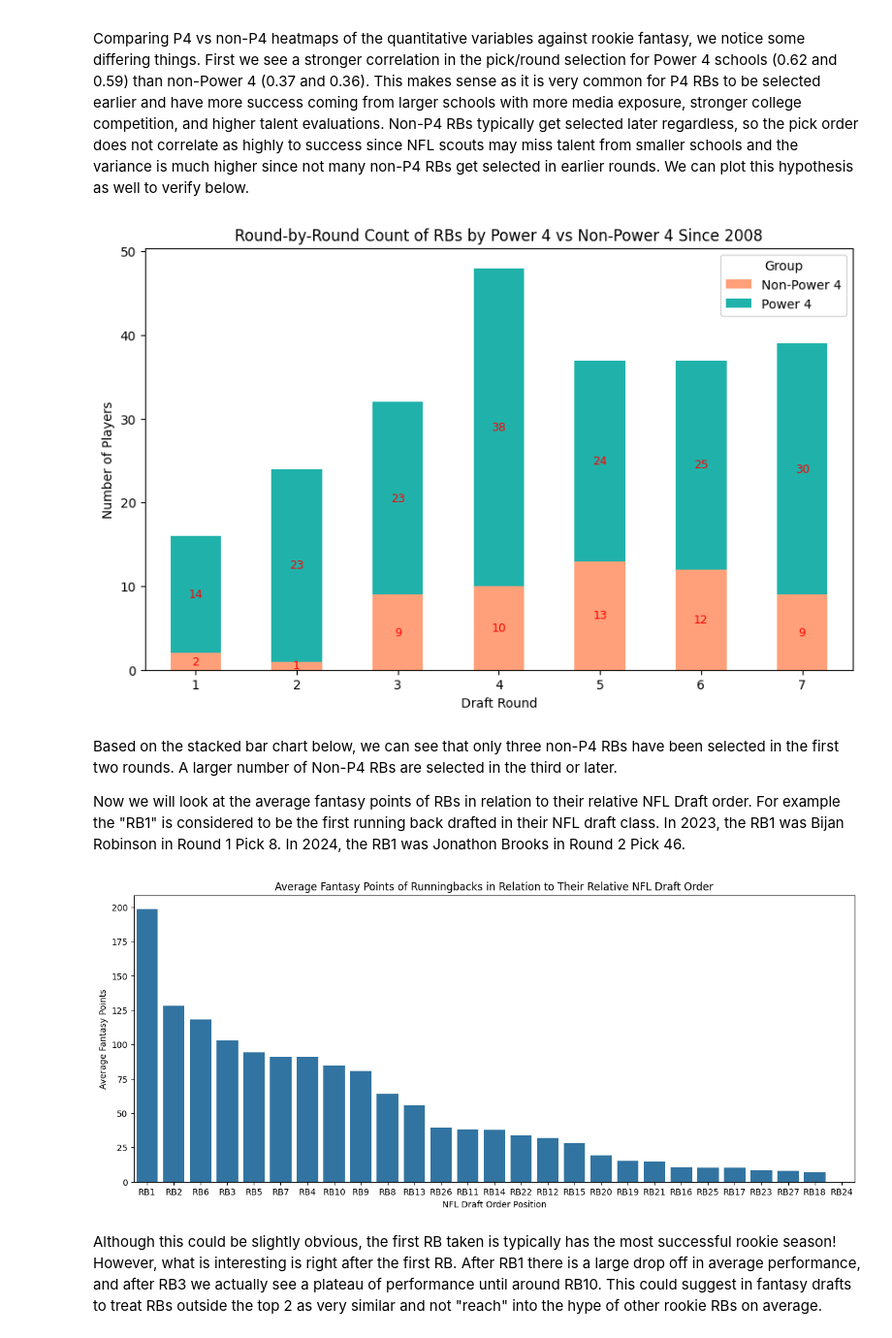
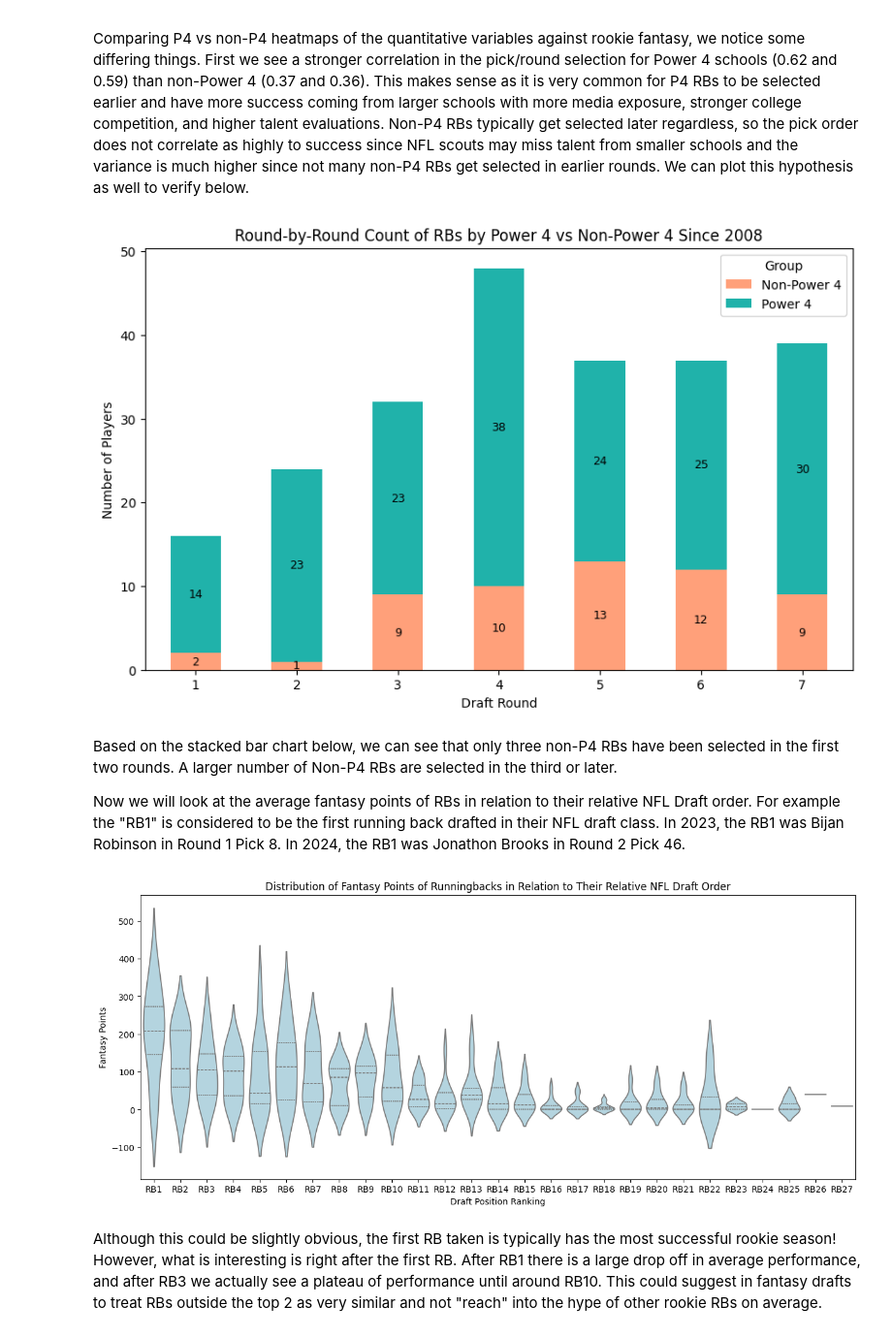
Before and after one commit to jtang6031/593-ff-rookie-success, a Jupyter notebook: src/ff_analysis_visualization.ipynb, the cells around one changed output. Shown at 97% size. Saved outputs shown, nothing was run; the diff lists cells and outputs as text; code cells hidden in the pictures.

Commit message:
changed position rank bar chart to violin plot

```diff
--- a/src/ff_analysis_visualization.ipynb
+++ b/src/ff_analysis_visualization.ipynb
@@ -27,9 +28,11 @@ import matplotlib.pyplot as plt
 # %% [markdown]
 Ingest the running_backs_2015_2025.csv file from data ingestion and cleaning notebook output for data analysis and visualization
 # %%
-file_path = 'running_backs_2015_2025.csv'
+downloads_path = Path.home() / "Downloads"
+file_name = "running_backs_2015_2025.csv"
+full_file_path = downloads_path / file_name
 
-df = pd.read_csv(file_path)
+df = pd.read_csv(full_file_path)
 print(df.shape, df.columns)
 df.head()
 # %% [output]
@@ -238,30 +238,32 @@ for i, row in enumerate(round_counts.values):
     bottom = 0
     for val in row:
         if val > 0:
-            ax.text(i, bottom + val/2, str(val), ha='center', va='center', color='red', fontsize=9)
+            ax.text(i, bottom + val/2, str(val), ha='center', va='center', color='black', fontsize=9)
         bottom += val
 plt.show()
 # %% [output]
-[figure, old version]
+[figure, new version]
 # %% [markdown]
 Based on the stacked bar chart below, we can see that only three non-P4 RBs have been selected in the first two rounds. A larger number of Non-P4 RBs are selected in the third or later.
 
 Now we will look at the average fantasy points of RBs in relation to their relative NFL Draft order. For example the "RB1" is considered to be the first running back drafted in their NFL draft class. In 2023, the RB1 was Bijan Robinson in Round 1 Pick 8. In 2024, the RB1 was Jonathon Brooks in Round 2 Pick 46.
 # %%
-avg_fantasy_points = df.groupby('position_rank')['fantasy_points'].mean().reset_index()
-avg_fantasy_points.sort_values(by='fantasy_points', ascending=False, inplace=True)
+plt.figure(figsize=(15,6))
+sns.violinplot(
+    x='position_rank',
+    y='fantasy_points',
+    data=df,
+    density_norm='width',
+    inner='quartile',
+    color='lightblue'
+)
 
-plt.figure(figsize=(15,6))
-sns.barplot(
-    x = avg_fantasy_points['position_rank'],
-    y = avg_fantasy_points['fantasy_points']
-)
-plt.title('Average Fantasy Points of Runningbacks in Relation to Their Relative NFL Draft Order')
-plt.ylabel('Average Fantasy Points')
-plt.xlabel('NFL Draft Order Position')
+plt.title('Distribution of Fantasy Points of Runningbacks in Relation to Their Relative NFL Draft Order')
+plt.ylabel('Fantasy Points')
+plt.xlabel('Draft Position Ranking')
 plt.show()
 # %% [output]
-[figure, old version]
+[figure, new version]
 # %% [markdown]
 Although this could be slightly obvious, the first RB taken is typically has the most successful rookie season! However, what is interesting is right after the first RB. After RB1 there is a large drop off in average performance, and after RB3 we actually see a plateau of performance until around RB10. This could suggest in fantasy drafts to treat RBs outside the top 2 as very similar and not "reach" into the hype of other rookie RBs on average.
 # %% [markdown]
```
Also changed, not shown: parts of 4 cells of this notebook.
